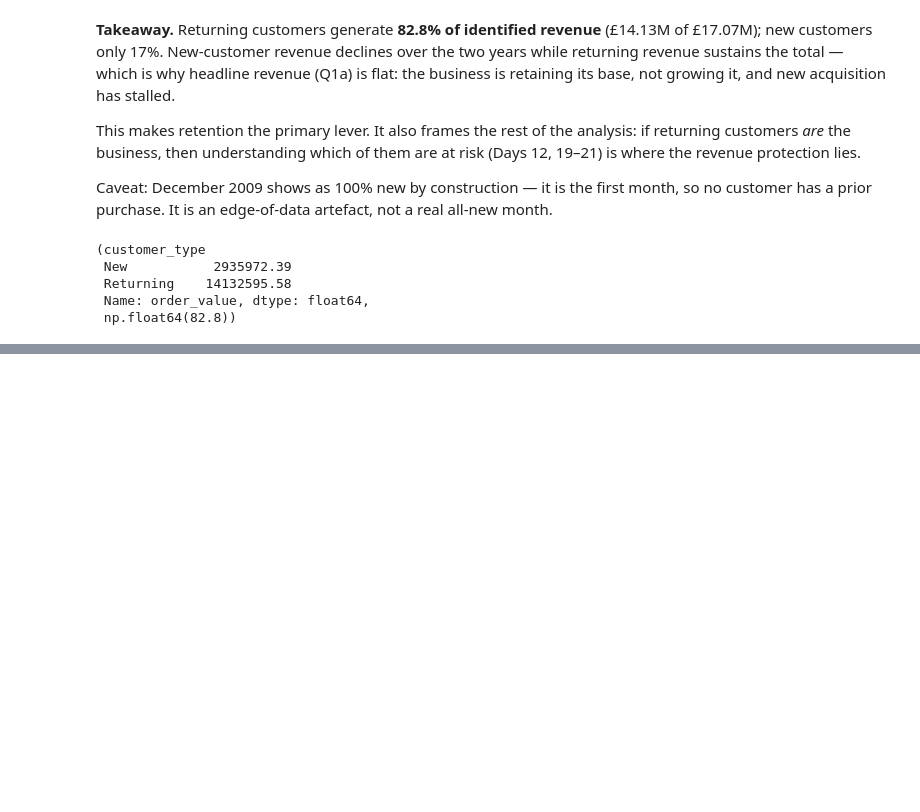
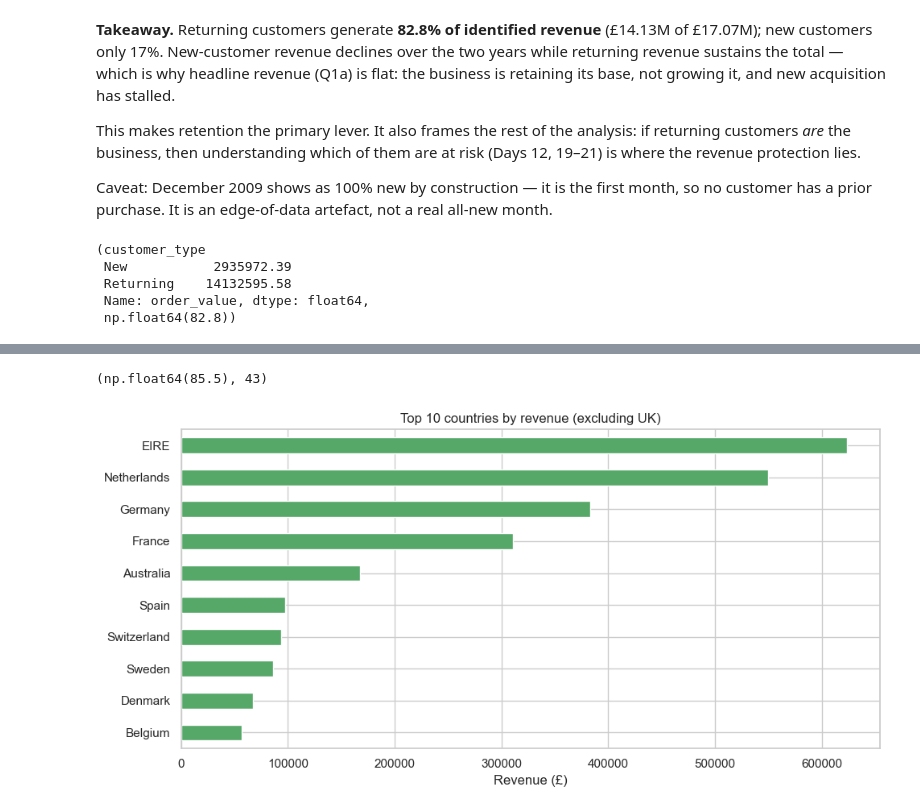
Before and after one commit to pranavsingla1207-byte/retailpulse, a Jupyter notebook: notebooks/03_eda.ipynb, the cells around one changed output, grey strips where cells are left out. Saved outputs shown, nothing was run; the diff lists cells and outputs as text; code cells hidden in the pictures; blank space fills up the shorter version.

```diff
--- a/notebooks/03_eda.ipynb
+++ b/notebooks/03_eda.ipynb
@@ -158,0 +190,18 @@ type_totals.round(2), round(returning_share, 1)
+# %%
+country_rev = sales.groupby("Country")["Revenue"].sum().sort_values(ascending=False)
+uk_share = 100 * country_rev["United Kingdom"] / country_rev.sum()
+
+round(uk_share, 1), len(country_rev)
+# %% [output]
+(np.float64(85.5), 43)
+# %%
+ex_uk = country_rev[country_rev.index != "United Kingdom"].head(10)
+
+ex_uk.sort_values().plot(kind="barh", color="#55A868")
+plt.title("Top 10 countries by revenue (excluding UK)")
+plt.xlabel("Revenue (£)")
+plt.ylabel("")
+plt.tight_layout()
+plt.show()
+# %% [output]
+[figure, added]
```
Also changed, not shown: parts of 8 cells of this notebook.
